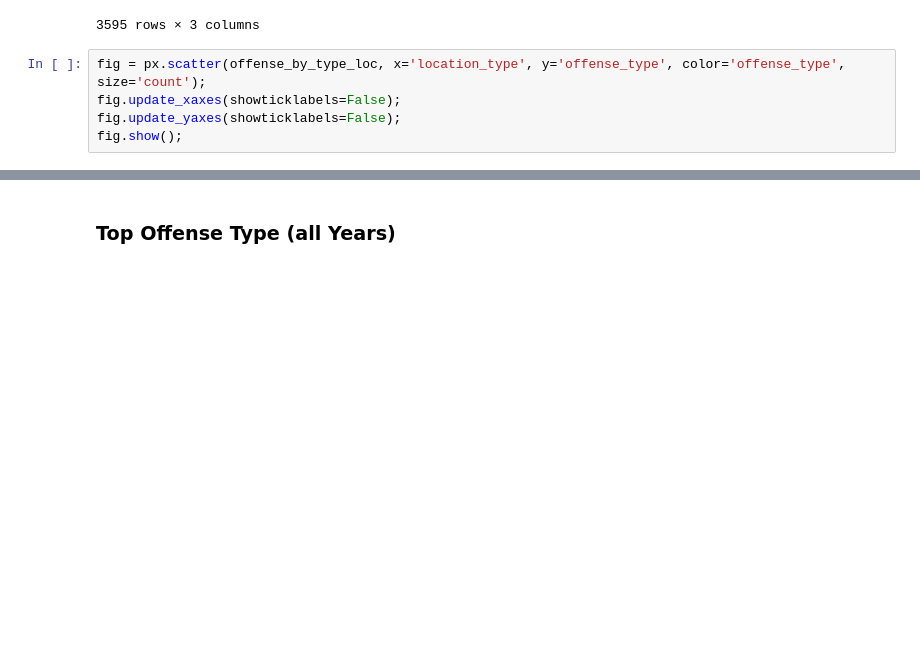
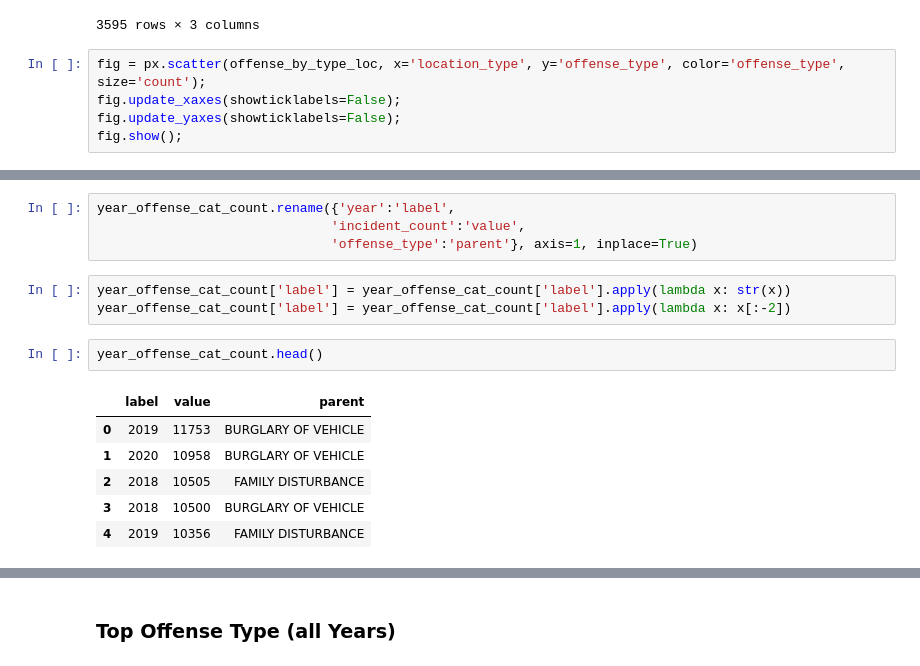
Before and after one commit to DonnieData/austin_crime_EDA, a Jupyter notebook: crime_data_EDA.ipynb, the cells around one changed output, grey strips where cells are left out. Drawn from its saved outputs; the diff is of its cells as text; blank space fills up the shorter version.

```diff
--- a/crime_data_EDA.ipynb
+++ b/crime_data_EDA.ipynb
@@ -172,0 +222,16 @@ fig.show();
+# %%
+year_offense_cat_count.rename({'year':'label',
+                              'incident_count':'value',
+                              'offense_type':'parent'}, axis=1, inplace=True)
+# %%
+year_offense_cat_count['label'] = year_offense_cat_count['label'].apply(lambda x: str(x))
+year_offense_cat_count['label'] = year_offense_cat_count['label'].apply(lambda x: x[:-2])
+# %%
+year_offense_cat_count.head()
+# %% [output]
+|  | label | value | parent |
+| 0 | 2019 | 11753 | BURGLARY OF VEHICLE |
+| 1 | 2020 | 10958 | BURGLARY OF VEHICLE |
+| 2 | 2018 | 10505 | FAMILY DISTURBANCE |
+| 3 | 2018 | 10500 | BURGLARY OF VEHICLE |
+| 4 | 2019 | 10356 | FAMILY DISTURBANCE |
```
Also changed, not shown: parts of 16 cells of this notebook, 2 other files.
